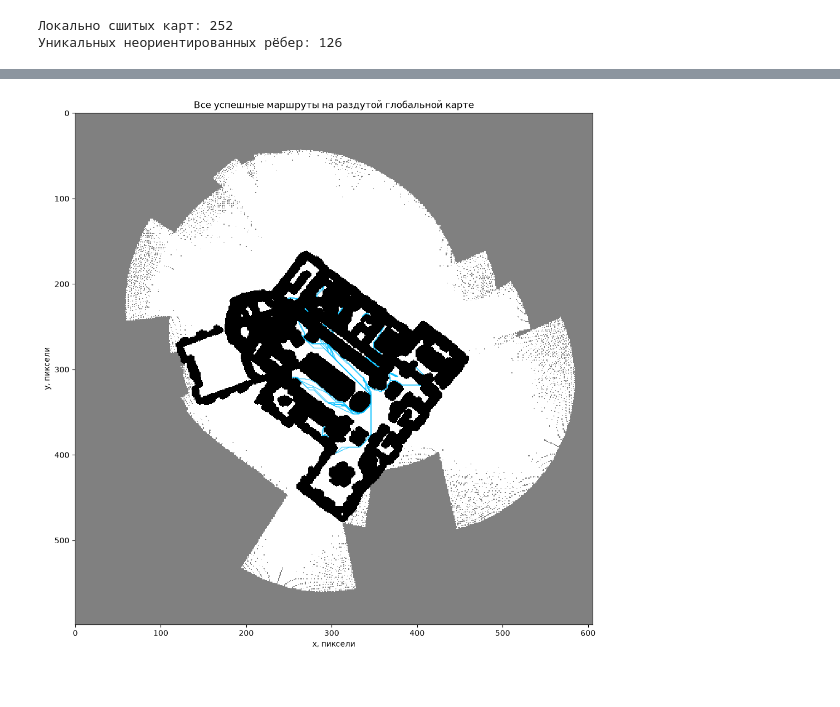
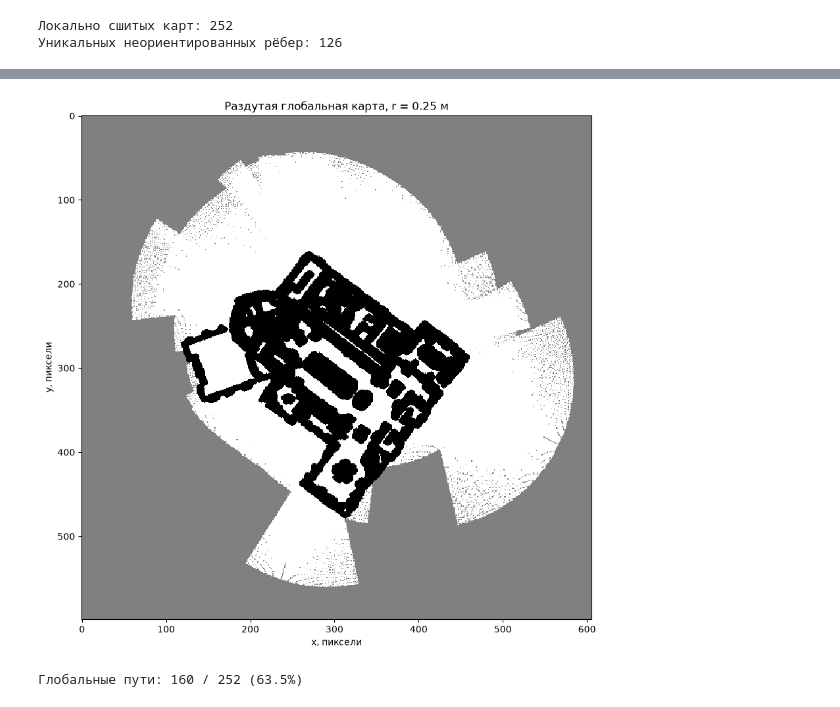
Before and after one commit to Inqko/topo_map_planer, a Jupyter notebook: topo_map_data.ipynb, the cells around one changed output, grey strips where cells are left out. Saved outputs shown, nothing was run; the diff lists cells and outputs as text; code cells hidden in the pictures.

```diff
--- a/topo_map_data.ipynb
+++ b/topo_map_data.ipynb
@@ -1443,30 +737,47 @@ plt.show()
-# %%
-fig, ax = plt.subplots(figsize=(12, 12))
-ax.imshow(
-    global_inflated,
-    cmap=occupancy_cmap,
-    norm=occupancy_norm,
-    interpolation="nearest",
-)
-
-for result in global_results.values():
-    if not result["success"]:
-        continue
-    rows = [cell[0] for cell in result["path"]]
-    cols = [cell[1] for cell in result["path"]]
-    ax.plot(
-        cols,
-        rows,
-        color="deepskyblue",
-        linewidth=1.0,
-        alpha=0.7,
-    )
-
-ax.set_title(
-    "Все успешные маршруты на раздутой глобальной карте"
-)
-ax.set_xlabel("x, пиксели")
-ax.set_ylabel("y, пиксели")
-plt.show()
-# %% [output]
-[figure, removed]
+# %%
+global_inflated = inflate_obstacles(
+    global_grid,
+    radius_m=0.25,
+    resolution=global_params["resolution"],
+)
+
+fig, ax = plt.subplots(figsize=(10, 10))
+ax.imshow(
+    global_inflated,
+    cmap=occupancy_cmap,
+    norm=occupancy_norm,
+    interpolation="nearest",
+)
+ax.set_title("Раздутая глобальная карта, r = 0.25 м")
+ax.set_xlabel("x, пиксели")
+ax.set_ylabel("y, пиксели")
+plt.show()
+
+global_paths = {}
+for node_from, vertex in topo_map.vertices.items():
+    start = world_to_global_pixel(
+        vertex["pose"][0], vertex["pose"][1], global_params
+    )
+    start_cell = nearest_free(global_inflated, start)
+    for edge in vertex["edges"]:
+        node_to = int(edge["to"])
+        goal = world_to_global_pixel(
+            topo_map.vertices[node_to]["pose"][0],
+            topo_map.vertices[node_to]["pose"][1],
+            global_params,
+        )
+        path = astar_grid(
+            global_inflated,
+            start_cell,
+            nearest_free(global_inflated, goal),
+        )
+        global_paths[(node_from, node_to)] = path
+
+global_success = sum(path is not None for path in global_paths.values())
+print(
+    f"Глобальные пути: {global_success} / {len(global_paths)} "
+    f"({global_success / len(global_paths):.1%})"
+)
+# %% [output]
+[figure, added]
+Глобальные пути: 160 / 252 (63.5%)
```
Also changed, not shown: parts of 24 cells of this notebook.
